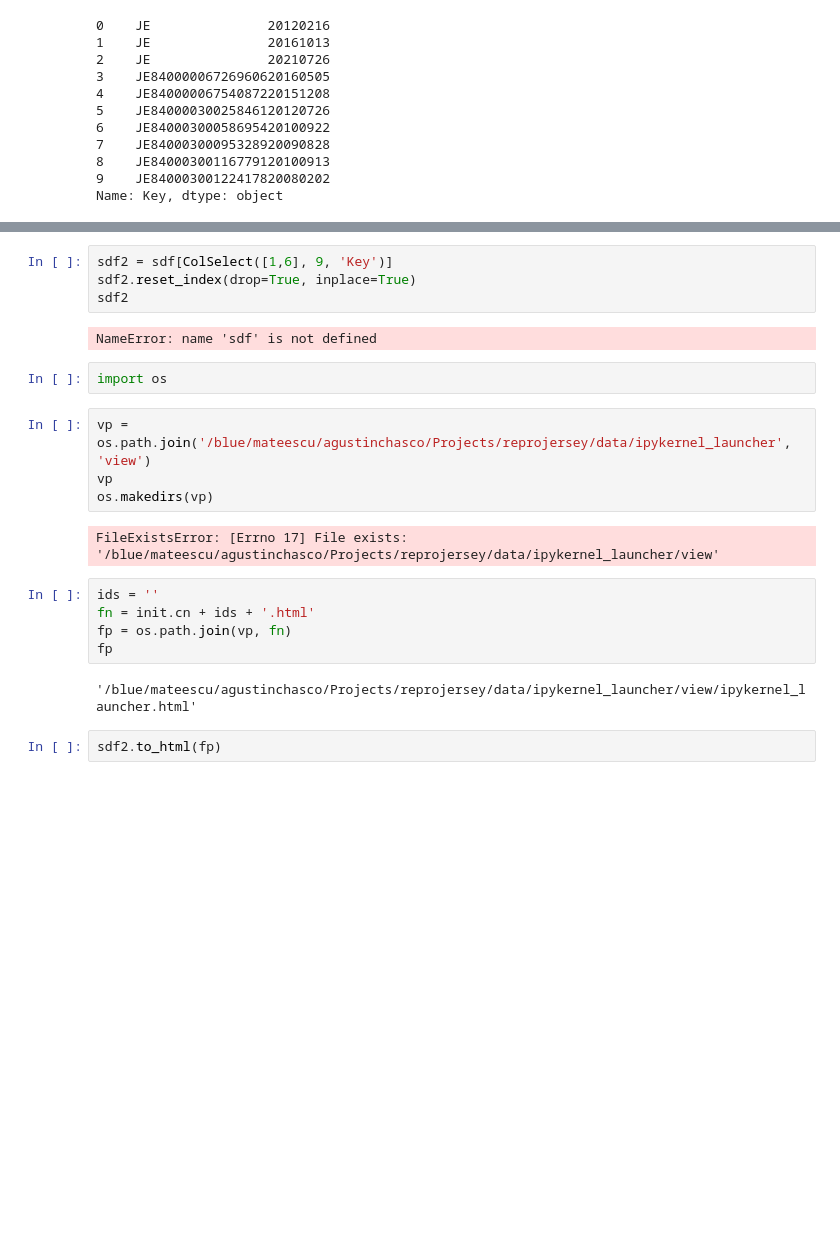
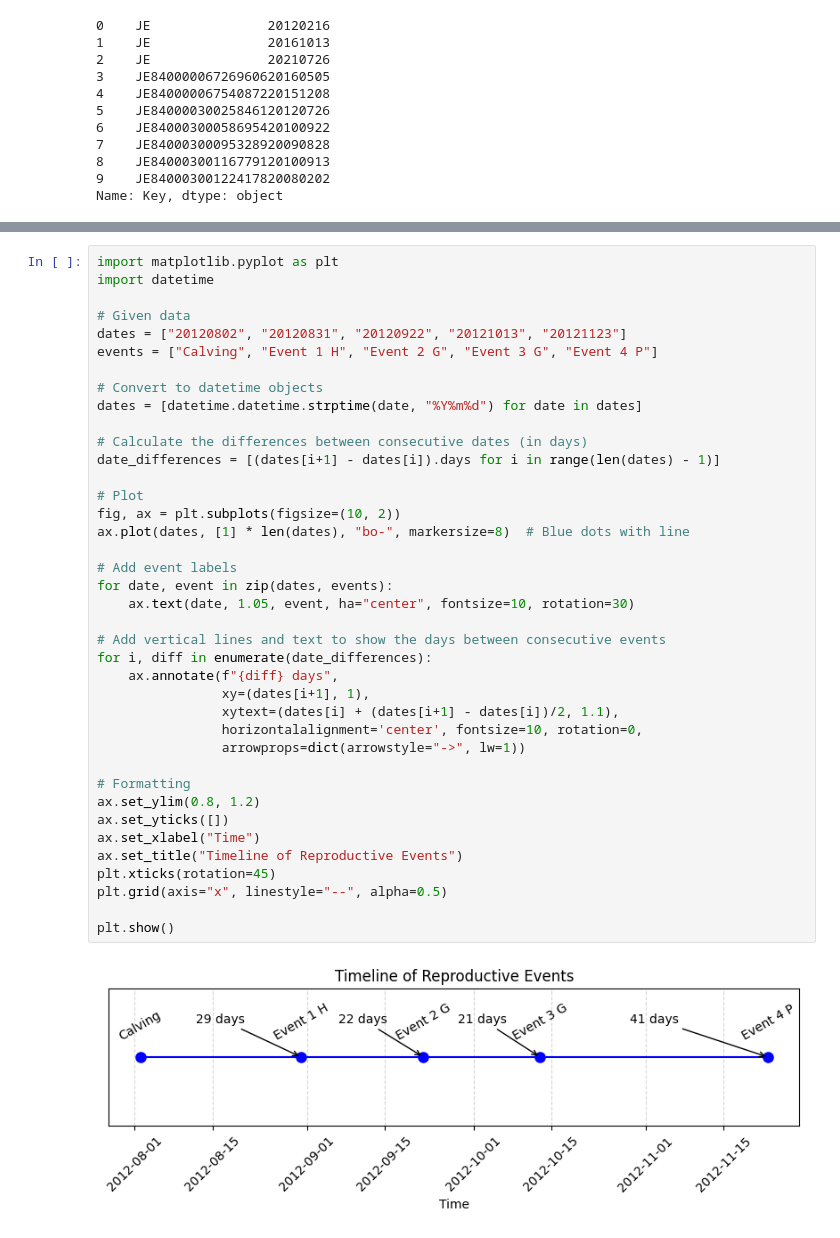
Before and after one commit to jagcha/JEPL, a Jupyter notebook: core/US25UW990JEPL.02.ipynb, the cells around one changed output, grey strips where cells are left out. Drawn from its saved outputs; the diff is of its cells as text; blank space fills up the shorter version.

Commit message:
trying to get difference between subsequent events with noisy structure...

```diff
--- a/core/US25UW990JEPL.02.ipynb
+++ b/core/US25UW990JEPL.02.ipynb
@@ -223,23 +117,41 @@ ColSelect([1,4,5,20,35],4, 'Key')
-# %%
-sdf2 = sdf[ColSelect([1,6], 9, 'Key')]
-sdf2.reset_index(drop=True, inplace=True)
-sdf2
-# %% [output]
-NameError: name 'sdf' is not defined
-# %%
-import os
-# %%
-vp = os.path.join('/blue/mateescu/agustinchasco/Projects/reprojersey/data/ipykernel_launcher', 'view')
-vp
-os.makedirs(vp)
-# %% [output]
-FileExistsError: [Errno 17] File exists: '/blue/mateescu/agustinchasco/Projects/reprojersey/data/ipykernel_launcher/view'
-# %%
-ids = ''
-fn = init.cn + ids + '.html'
-fp = os.path.join(vp, fn)
-fp
-# %% [output]
-'/blue/mateescu/agustinchasco/Projects/reprojersey/data/ipykernel_launcher/view/ipykernel_launcher.html'
-# %%
-sdf2.to_html(fp)
+# %%
+import matplotlib.pyplot as plt
+import datetime
+
+# Given data
+dates = ["20120802", "20120831", "20120922", "20121013", "20121123"]
+events = ["Calving", "Event 1 H", "Event 2 G", "Event 3 G", "Event 4 P"]
+
+# Convert to datetime objects
+dates = [datetime.datetime.strptime(date, "%Y%m%d") for date in dates]
+
+# Calculate the differences between consecutive dates (in days)
+date_differences = [(dates[i+1] - dates[i]).days for i in range(len(dates) - 1)]
+
+# Plot
+fig, ax = plt.subplots(figsize=(10, 2))
+ax.plot(dates, [1] * len(dates), "bo-", markersize=8)  # Blue dots with line
+
+# Add event labels
+for date, event in zip(dates, events):
+    ax.text(date, 1.05, event, ha="center", fontsize=10, rotation=30)
+
+# Add vertical lines and text to show the days between consecutive events
+for i, diff in enumerate(date_differences):
+    ax.annotate(f"{diff} days",
+                xy=(dates[i+1], 1),
+                xytext=(dates[i] + (dates[i+1] - dates[i])/2, 1.1),
+                horizontalalignment='center', fontsize=10, rotation=0,
+                arrowprops=dict(arrowstyle="->", lw=1))
+
+# Formatting
+ax.set_ylim(0.8, 1.2)
+ax.set_yticks([])
+ax.set_xlabel("Time")
+ax.set_title("Timeline of Reproductive Events")
+plt.xticks(rotation=45)
+plt.grid(axis="x", linestyle="--", alpha=0.5)
+
+plt.show()
+# %% [output]
+[figure, added]
```
Also changed, not shown: parts of 17 cells of this notebook, 2 other files.
